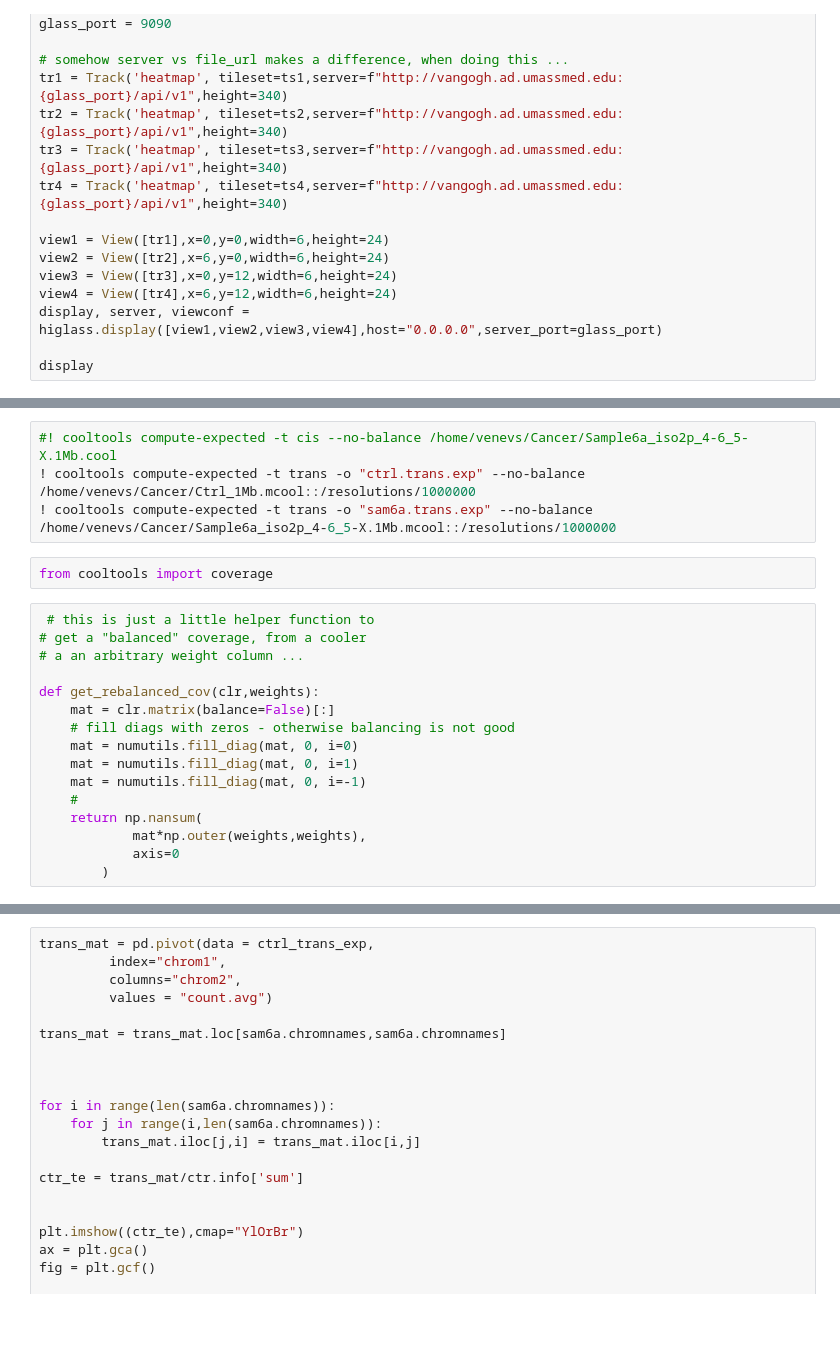
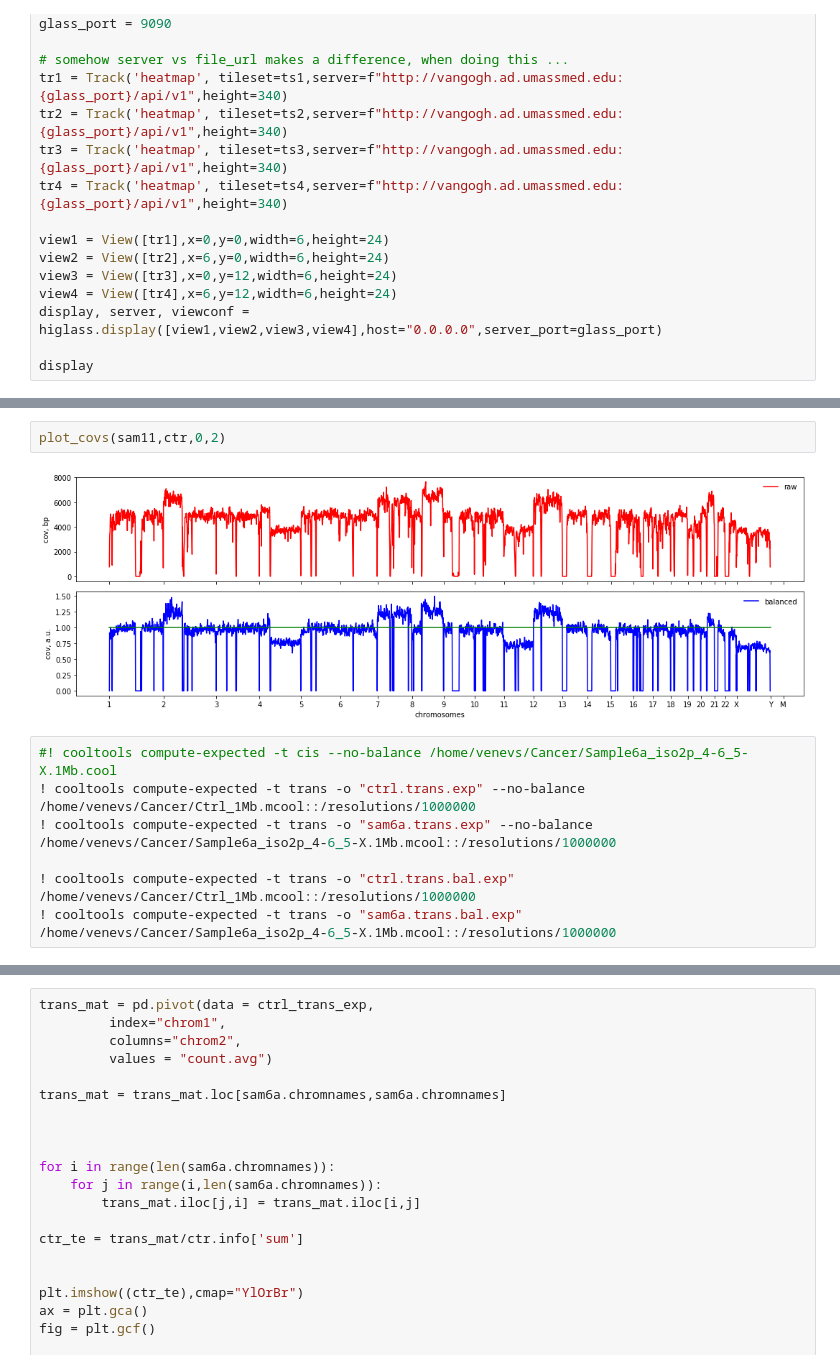
Before and after one commit to dekkerlab/experimental, a Jupyter notebook: notebooks/Rearrangements.ipynb, the cells around one changed output, grey strips where cells are left out. Drawn from its saved outputs; the diff is of its cells as text; blank space fills up the shorter version.

```diff
--- a/notebooks/Rearrangements.ipynb
+++ b/notebooks/Rearrangements.ipynb
@@ -105,22 +208,11 @@ display
+# %%
+plot_covs(sam11,ctr,0,2)
+# %% [output]
+[figure, added]
 # %%
 #! cooltools compute-expected -t cis --no-balance /home/venevs/Cancer/Sample6a_iso2p_4-6_5-X.1Mb.cool
 ! cooltools compute-expected -t trans -o "ctrl.trans.exp" --no-balance /home/venevs/Cancer/Ctrl_1Mb.mcool::/resolutions/1000000
 ! cooltools compute-expected -t trans -o "sam6a.trans.exp" --no-balance /home/venevs/Cancer/Sample6a_iso2p_4-6_5-X.1Mb.mcool::/resolutions/1000000
+
+! cooltools compute-expected -t trans -o "ctrl.trans.bal.exp" /home/venevs/Cancer/Ctrl_1Mb.mcool::/resolutions/1000000
+! cooltools compute-expected -t trans -o "sam6a.trans.bal.exp" /home/venevs/Cancer/Sample6a_iso2p_4-6_5-X.1Mb.mcool::/resolutions/1000000
-# %%
-from cooltools import coverage
-# %%
- # this is just a little helper function to
-# get a "balanced" coverage, from a cooler
-# a an arbitrary weight column ...
-
-def get_rebalanced_cov(clr,weights):
-    mat = clr.matrix(balance=False)[:]
-    # fill diags with zeros - otherwise balancing is not good
-    mat = numutils.fill_diag(mat, 0, i=0)
-    mat = numutils.fill_diag(mat, 0, i=1)
-    mat = numutils.fill_diag(mat, 0, i=-1)
-    #
-    return np.nansum(
-            mat*np.outer(weights,weights),
-            axis=0
-        )
```
Also changed, not shown: parts of 13 cells of this notebook.
